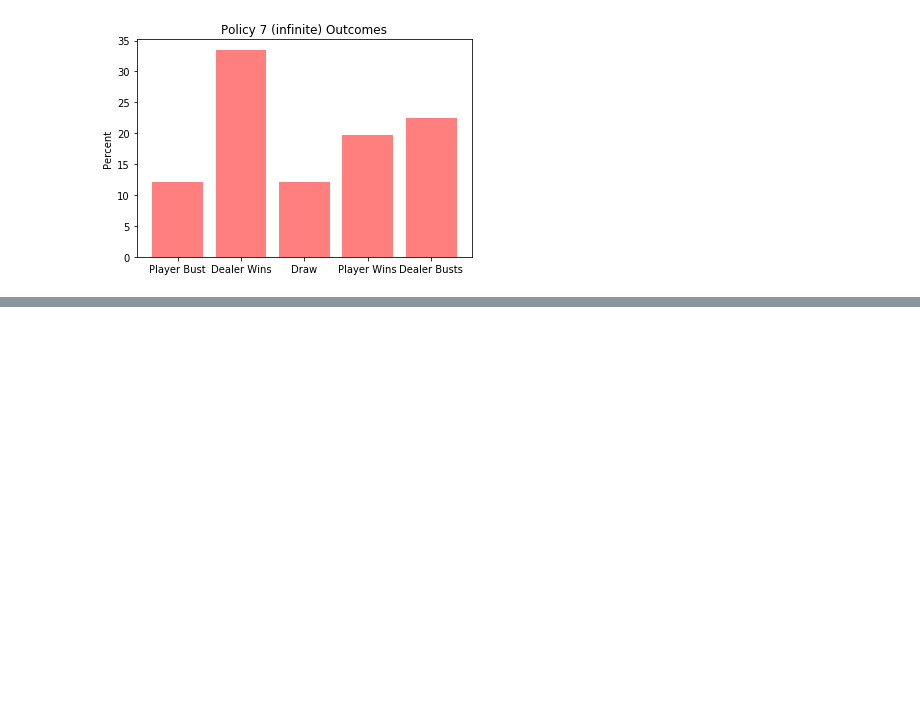
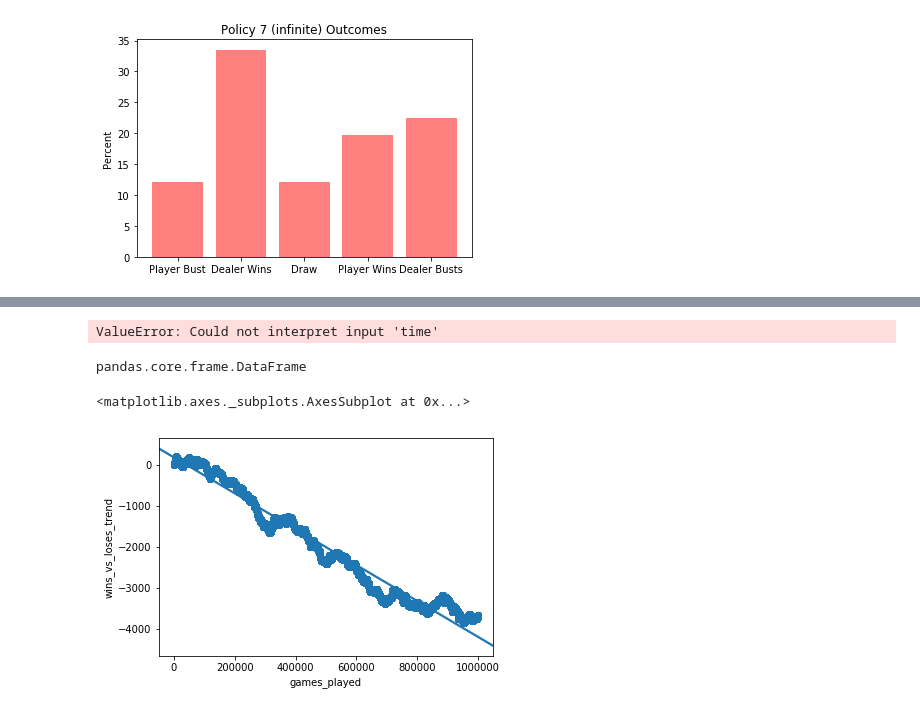
Before and after one commit to robstudy/CSCI-154-Simulation, a Jupyter notebook: Final Project/Monte Carlo BlackJack Policy Comparison.ipynb, the cells around one changed output, grey strips where cells are left out. Drawn from its saved outputs; the diff is of its cells as text; code cells hidden in the pictures; blank space fills up the shorter version.

```diff
--- a/Final Project/Monte Carlo BlackJack Policy Comparison.ipynb
+++ b/Final Project/Monte Carlo BlackJack Policy Comparison.ipynb
@@ -412,0 +441,41 @@ plt.show()
+# %%
+def get_trends(policy_stats):
+    wins_vs_losses = 0
+    stats_p1 = []
+    for i in policy_stats:
+        if i == -2:
+            wins_vs_losses -= 1
+            stats_p1.append(wins_vs_losses)
+        elif i == -1:
+            wins_vs_losses -= 1
+            stats_p1.append(wins_vs_losses)
+        elif i == 0:
+            stats_p1.append(wins_vs_losses)
+        elif i == 1:
+            wins_vs_losses += 1
+            stats_p1.append(wins_vs_losses)
+        elif i == 2:
+            wins_vs_losses += 1
+            stats_p1.append(wins_vs_losses)
+    return stats_p1
+# %%
+sns.relplot(x="time", y="firing_rate", col="align",
+            hue="choice", size="coherence", style="choice",
+            facet_kws=dict(sharex=False),
+            kind="line", legend="full", data=df);
+# %% [output]
+ValueError: Could not interpret input 'time'
+# %%
+t1=get_trends(p7)
+# %%
+data = pd.DataFrame({'games_played': range(1,len(t1)+1),
+                     'wins_vs_loses_trend': t1})
+# %%
+type(dots)
+# %% [output]
+pandas.core.frame.DataFrame
+# %%
+sns.regplot(x='games_played',y='wins_vs_loses_trend',data=data, fit_reg=True)
+# %% [output]
+<matplotlib.axes._subplots.AxesSubplot at 0x...>
+[figure, added]
```
Also changed, not shown: parts of 7 cells of this notebook, 1 other file.
